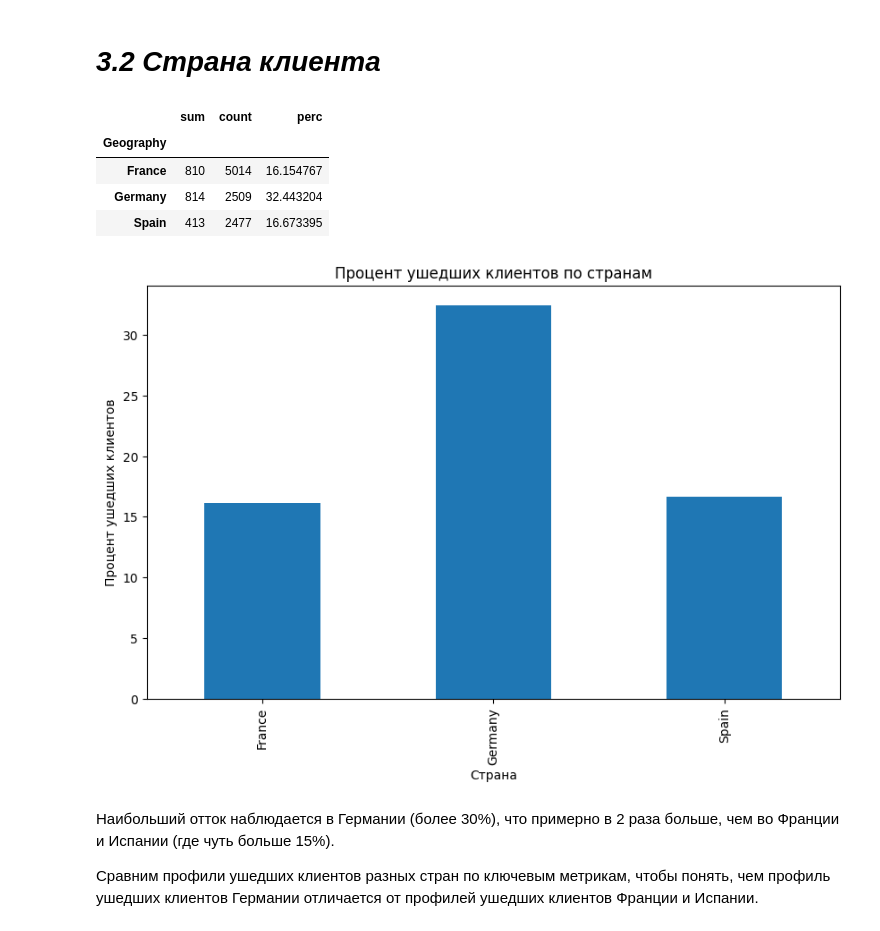
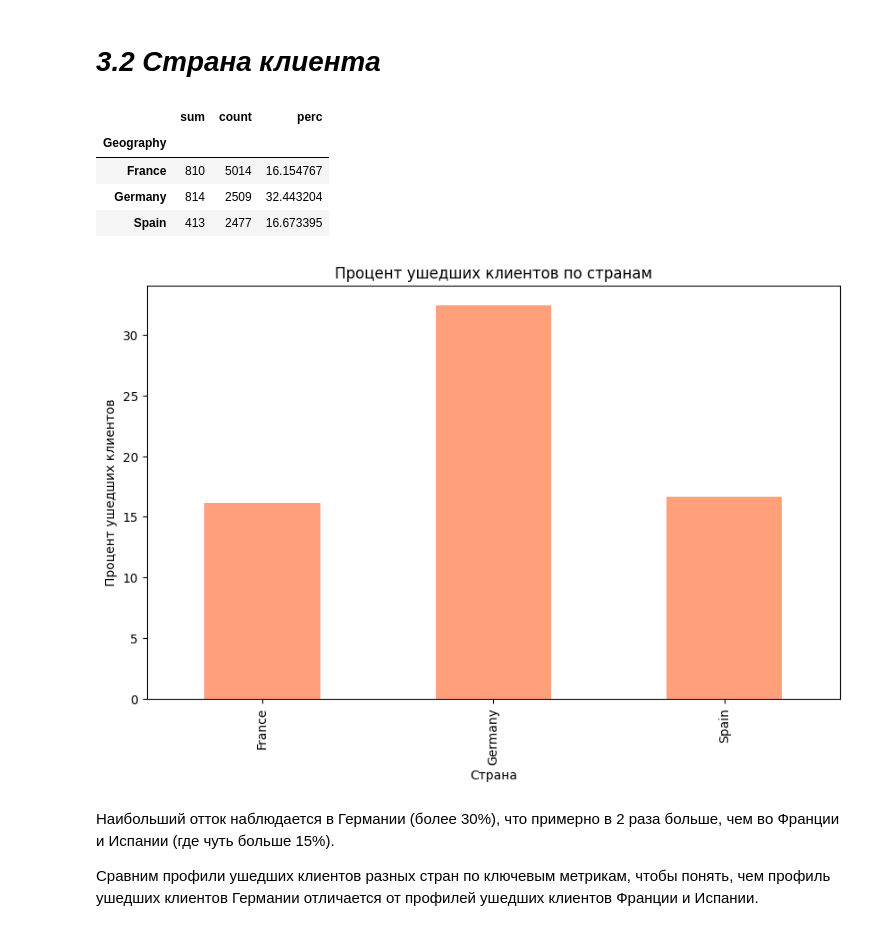
Before and after one commit to uastrova/Bank-Customer-Churn-Analysis, a Jupyter notebook: bank-customer-churn-prediction.ipynb, the cells around one changed output. Drawn from its saved outputs; the diff is of its cells as text; code cells hidden in the pictures.

```diff
--- a/bank-customer-churn-prediction.ipynb
+++ b/bank-customer-churn-prediction.ipynb
@@ -426,20 +420,20 @@ Name: Balance, dtype: float64
 # %%
 # Рассчитаем процент ушедших клиентов в разбивке по странам от общего числа клиентов:
 country_churn = df.pivot_table (index = 'Geography', values = 'Exited', aggfunc =['sum', 'count'])
 country_churn.columns = country_churn.columns.droplevel(level=1)
 country_churn ['perc'] = country_churn['sum']/country_churn['count']*100
 
 country_churn['perc'].plot (
     kind='bar', title = 'Процент ушедших клиентов по странам',
-    xlabel = 'Страна', ylabel = 'Процент ушедших клиентов', figsize = (10,6));
+    color = 'lightsalmon', xlabel = 'Страна', ylabel = 'Процент ушедших клиентов', figsize = (10,6));
 country_churn
 # %% [output]
 |  | sum | count | perc |
 | Geography |  |  |  |
 | France | 810 | 5014 | 16.154767 |
 | Germany | 814 | 2509 | 32.443204 |
 | Spain | 413 | 2477 | 16.673395 |
-[figure, old version]
+[figure, new version]
 # %% [markdown]
 Наибольший отток наблюдается в Германии (более 30%), что примерно в 2 раза больше, чем во Франции и Испании (где чуть больше 15%).
 
```
Also changed, not shown: parts of 25 cells of this notebook.
